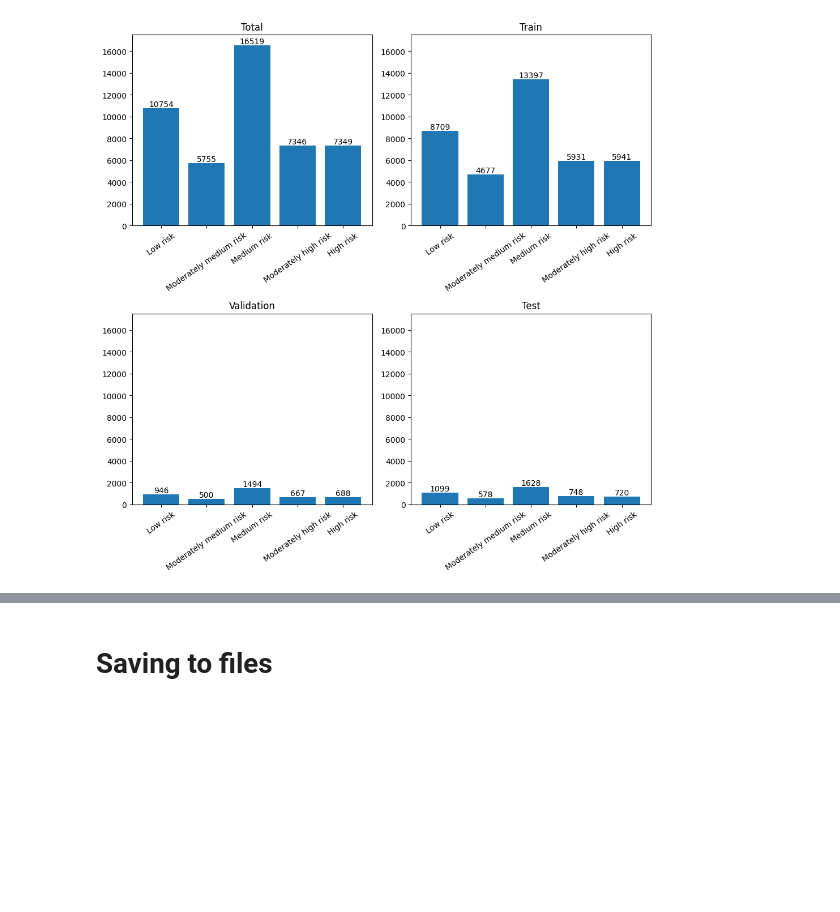
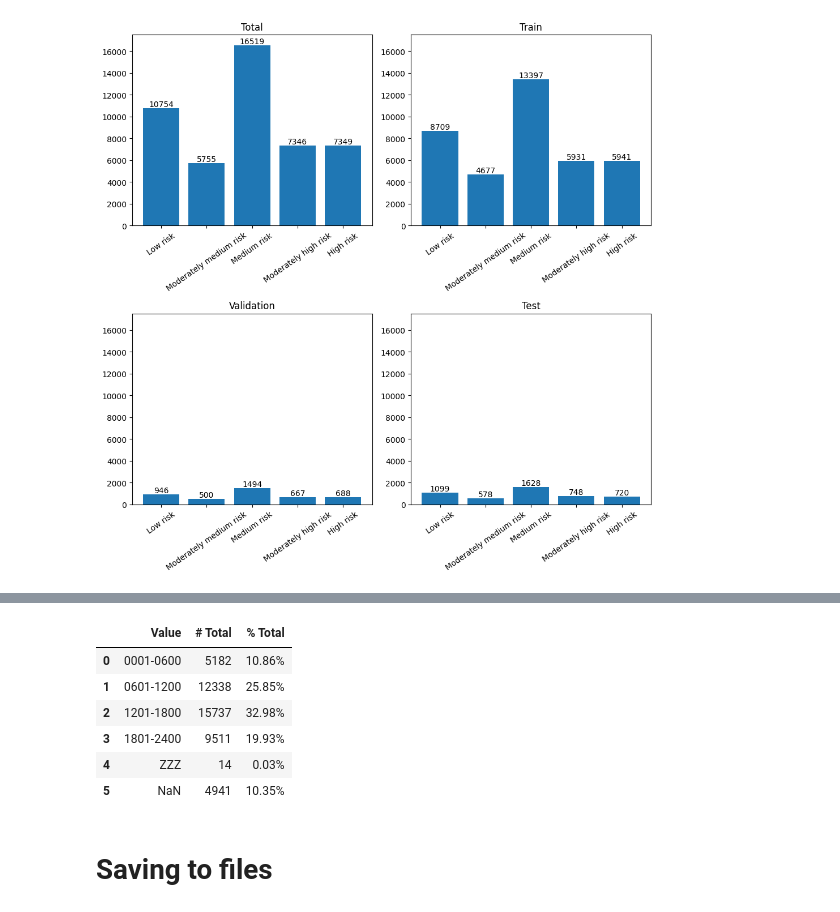
Before and after one commit to SimeonHristov99/AeroGuard, a Jupyter notebook: 01_Scripts/02_Univariate_analysis.ipynb, the cells around one changed output, grey strips where cells are left out. Drawn from its saved outputs; the diff is of its cells as text; code cells hidden in the pictures; blank space fills up the shorter version.

```diff
--- a/01_Scripts/02_Univariate_analysis.ipynb
+++ b/01_Scripts/02_Univariate_analysis.ipynb
@@ -89,2 +217,12 @@ plt.tight_layout()
+# %%
+data_audit.view('TIME_1_LOCAL_TIME_OF_DAY')
+# %% [output]
+|  | Value | # Total | % Total |
+| 0 | 0001-0600 | 5182 | 10.86% |
+| 1 | 0601-1200 | 12338 | 25.85% |
+| 2 | 1201-1800 | 15737 | 32.98% |
+| 3 | 1801-2400 | 9511 | 19.93% |
+| 4 | ZZZ | 14 | 0.03% |
+| 5 | NaN | 4941 | 10.35% |
 # %% [markdown]
 # Saving to files
```
Also changed, not shown: parts of 6 cells of this notebook.
